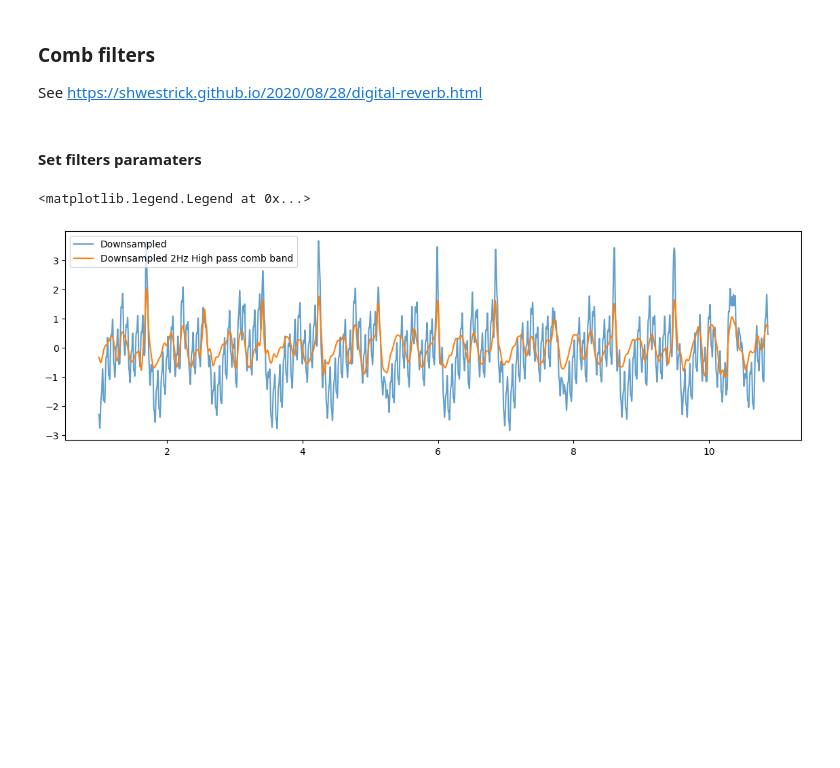
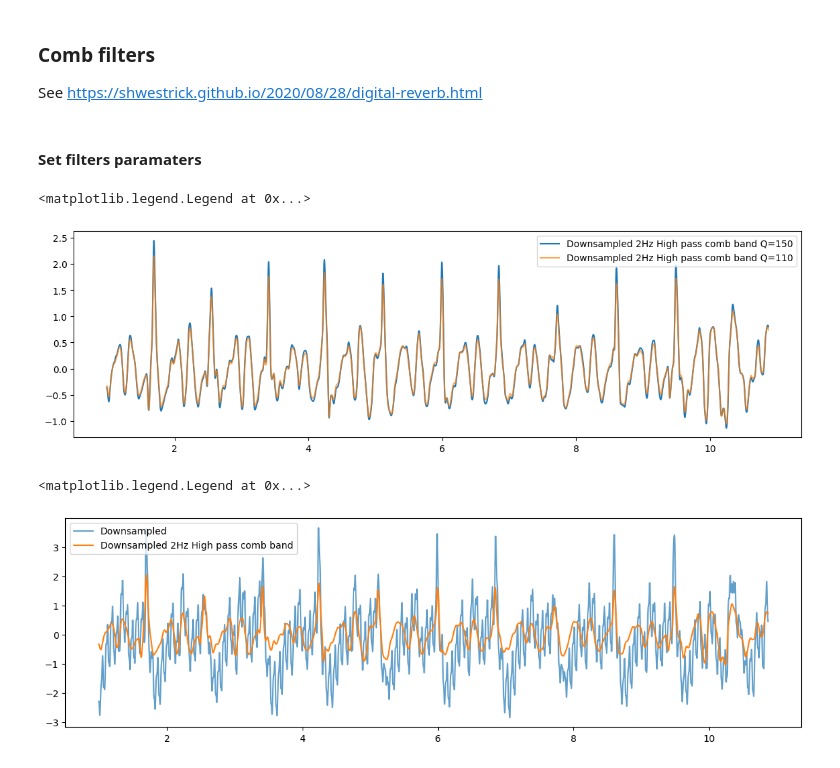
Before and after one commit to me-pic/physprep, a Jupyter notebook: preproc/ecg_pipeline.ipynb, the cells around one changed output. Drawn from its saved outputs; the diff is of its cells as text; code cells hidden in the pictures; blank space fills up the shorter version.

```diff
--- a/preproc/ecg_pipeline.ipynb
+++ b/preproc/ecg_pipeline.ipynb
@@ -255,10 +265,29 @@ notches = {
 }
 # %%
 ecg_hp_comb = _comb_band_stop(notches, nyquist, ecg_hp, Q, sampling_rate)
+# %%
+ecg_hp_comb_Q110 = _comb_band_stop(notches, nyquist, ecg_hp, Q=110, sampling_rate=10000)
+# %%
+ecg_hp_comb_Q150 = _comb_band_stop(notches, nyquist, ecg_hp, Q=150, sampling_rate=10000)
 # %%
 #Fourier transformed
 ecg_hp_comb_fft = np.fft.fft(ecg_hp_comb)
 freq_hp_comb = np.fft.fftfreq(ecg_hp_comb.shape[-1], d=0.0005)
+# %%
+plt.figure(figsize=(14,4))
+
+#plt.plot(signal.decimate(time,10)[10000:100000][:sampling_rate],
+#         signal.decimate(ecg_hp_comb_Q50,10)[10000:100000][:sampling_rate], label='Downsampled 2Hz High pass comb band Q=50', alpha=0.7)
+#plt.plot(signal.decimate(time,10)[10000:100000][:sampling_rate],
+#         signal.decimate(ecg_hp_comb,10)[10000:100000][:sampling_rate], label='Downsampled 2Hz High pass comb band Q=100')
+plt.plot(signal.decimate(time,10)[10000:100000][:sampling_rate],
+         signal.decimate(ecg_hp_comb_Q150,10)[10000:100000][:sampling_rate], label='Downsampled 2Hz High pass comb band Q=150')
+plt.plot(signal.decimate(time,10)[10000:100000][:sampling_rate],
+         signal.decimate(ecg_hp_comb_Q110,10)[10000:100000][:sampling_rate], label='Downsampled 2Hz High pass comb band Q=110', alpha=0.7)
+plt.legend()
+# %% [output]
+<matplotlib.legend.Legend at 0x...>
+[figure, added]
 # %%
 plt.figure(figsize=(14,4))
 
```
Also changed, not shown: parts of 3 cells of this notebook, 1 other file.
